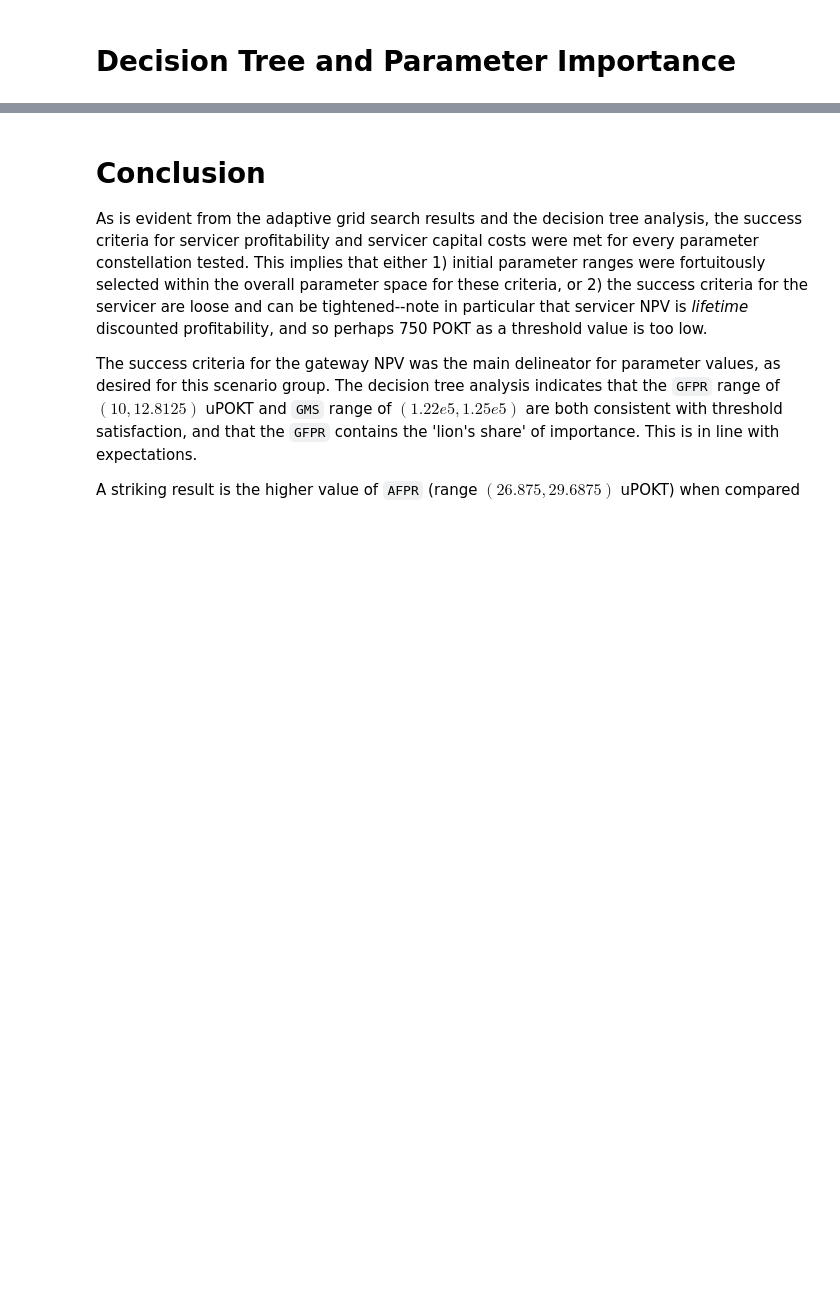
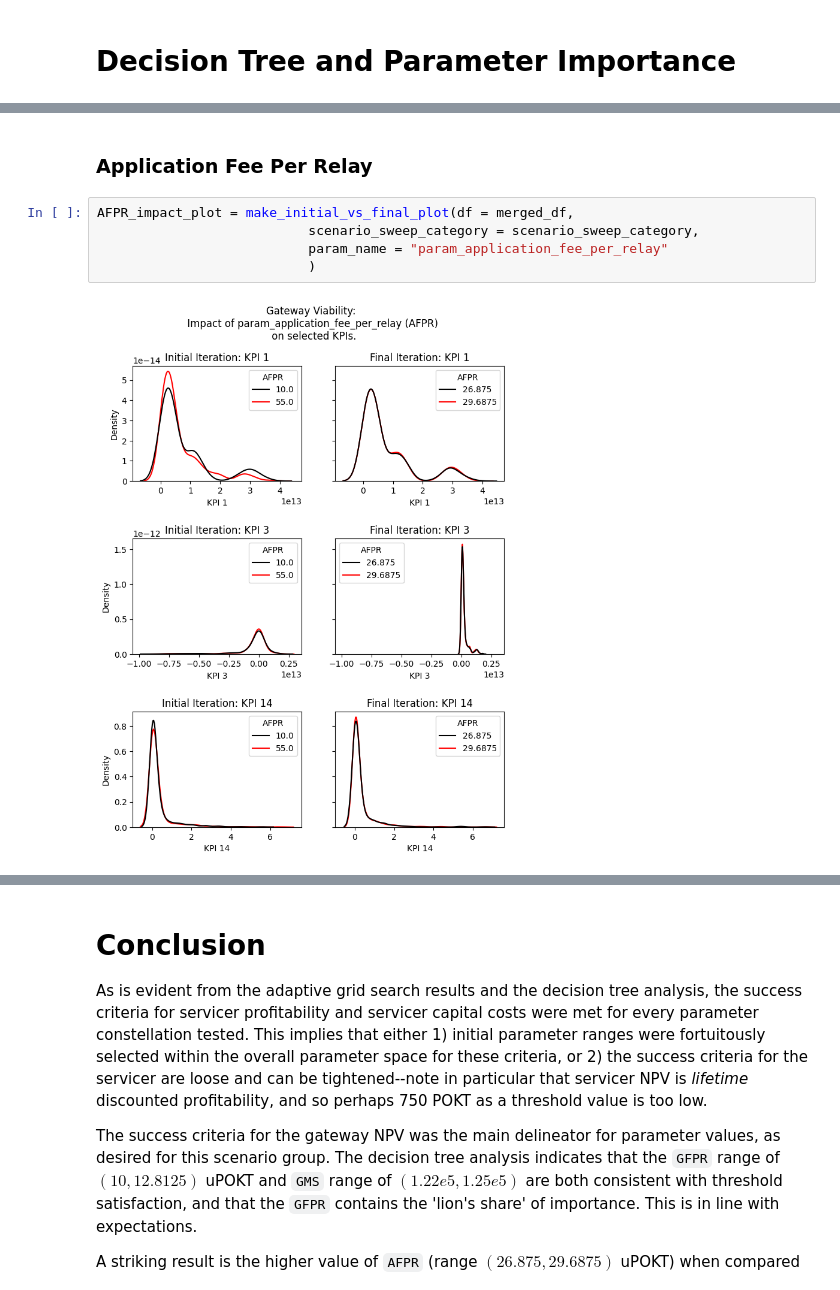
Before and after one commit to BlockScience/PocketSimulationModel, a Jupyter notebook: report/Report Gateway Viability.ipynb, the cells around one changed output, grey strips where cells are left out. Saved outputs shown, nothing was run; the diff lists cells and outputs as text; blank space fills up the shorter version.

```diff
--- a/report/Report Gateway Viability.ipynb
+++ b/report/Report Gateway Viability.ipynb
@@ -144,0 +166,9 @@ decision_tree_feature_importance_plot(scenario_sweep_category)
+# %% [markdown]
+### Application Fee Per Relay
+# %%
+AFPR_impact_plot = make_initial_vs_final_plot(df = merged_df,
+                           scenario_sweep_category = scenario_sweep_category,
+                           param_name = "param_application_fee_per_relay"
+                           )
+# %% [output]
+[figure, added]
```
Also changed, not shown: parts of 11 cells of this notebook.
